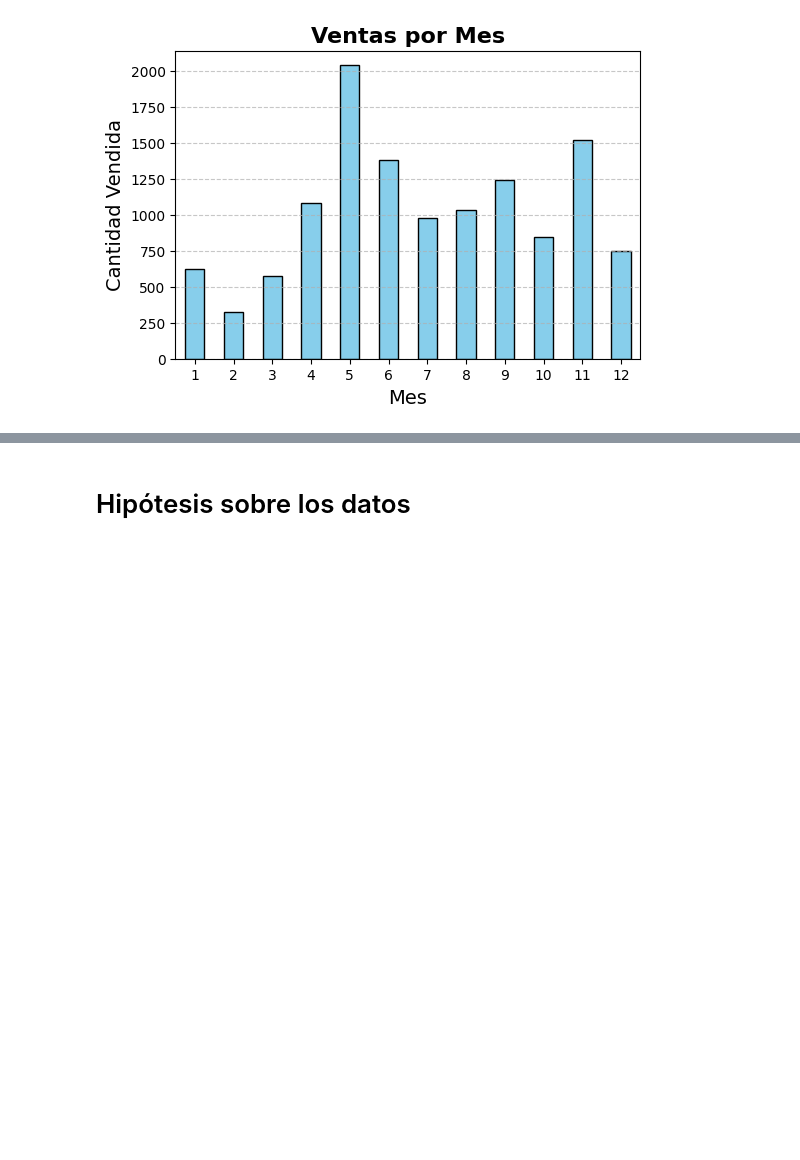
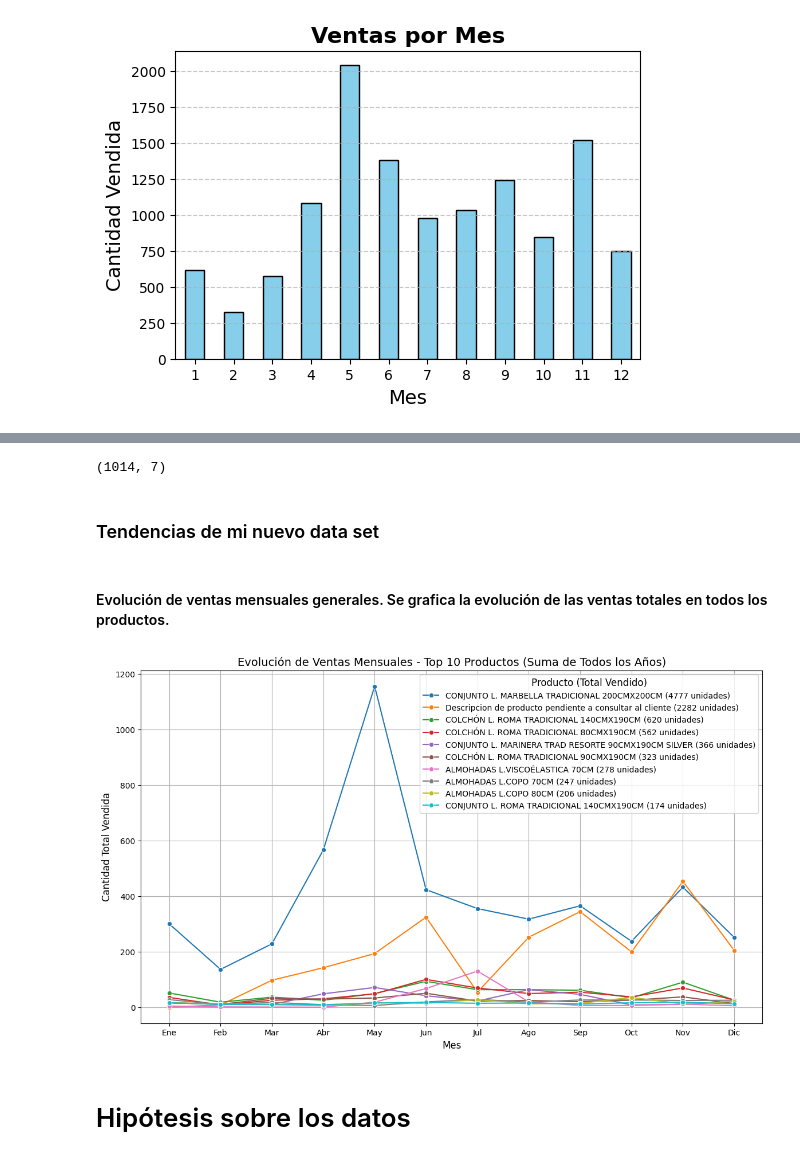
Before and after one commit to LuisBoschetto/trabajofinal, a Jupyter notebook: TrabajoFinal.ipynb, the cells around one changed output, grey strips where cells are left out. Cells and saved outputs as stored; diff of their text form; code cells hidden in the pictures; blank space fills up the shorter version.

Commit message:
avances data set nuevo + hipotesis

```diff
--- a/TrabajoFinal.ipynb
+++ b/TrabajoFinal.ipynb
@@ -500,13 +519,50 @@ plt.show()
+# %%
+sales_agrupado_mes.shape
+# %% [output]
+(1014, 7)
+# %% [markdown]
+### Tendencias de mi nuevo data set
+# %% [markdown]
+#### Evolución de ventas mensuales generales. Se grafica la evolución de las ventas totales en todos los productos.
 # %%
-# Aplicar One Hot Encoding a la columna 'PLATAFORMA'
-# plataforma_dummies = pd.get_dummies(sales['PLATAFORMA'], prefix='', prefix_sep='')
+# Seleccionar los 10 productos más vendidos sumando todos los años
+top_productos = sales_agrupado_mes.groupby("COD. PRODUCTO")["CANTIDAD_TOTAL"].sum().nlargest(10).index
 
-# Asegurar que los valores sean 0 y 1 (aunque normalmente ya lo son con pandas.get_dummies)
-# plataforma_dummies = plataforma_dummies.astype(int)
+# Filtrar dataset con solo estos productos y sumar las ventas por mes
+ventas_top_productos = sales_agrupado_mes[sales_agrupado_mes["COD. PRODUCTO"].isin(top_productos)]
 
-# Unir las columnas dummy al dataset original
-# sales = pd.concat([sales, plataforma_dummies], axis=1)
-# sales = sales.drop(columns=['PLATAFORMA'])
-# sales.sample(5)
+# Obtener el nombre del producto correspondiente a cada código
+mapa_productos = ventas_top_productos[['COD. PRODUCTO', 'PRODUCTO']].drop_duplicates().set_index('COD. PRODUCTO')['PRODUCTO'].to_dict()
+
+# Usar .loc[] para evitar la advertencia de "SettingWithCopyWarning"
+ventas_top_productos.loc[:, 'PRODUCTO'] = ventas_top_productos['COD. PRODUCTO'].map(mapa_productos)
+
+# Agrupar sumando ventas totales por mes sin diferenciar el año
+ventas_top_productos = ventas_top_productos.groupby(['MES', 'PRODUCTO'])['CANTIDAD_TOTAL'].sum().reset_index()
+
+# Ordenar los productos por cantidad total de ventas
+total_ventas_por_producto = ventas_top_productos.groupby("PRODUCTO")["CANTIDAD_TOTAL"].sum().sort_values(ascending=False)
+productos_ordenados = total_ventas_por_producto.index
+
+# Crear el gráfico
+plt.figure(figsize=(14,8))
+sns.lineplot(data=ventas_top_productos, x="MES", y="CANTIDAD_TOTAL", hue="PRODUCTO", marker="o", palette="tab10", hue_order=productos_ordenados)
+
+# Modificar etiquetas en la leyenda para incluir cantidad total vendida
+handles, labels = plt.gca().get_legend_handles_labels()
+nuevas_labels = [f"{prod} ({int(total_ventas_por_producto[prod])} unidades)" for prod in labels]
+plt.legend(handles, nuevas_labels, title="Producto (Total Vendido)", fontsize=10, title_fontsize=12)
+
+# Agregar etiquetas
+plt.title("Evolución de Ventas Mensuales - Top 10 Productos (Suma de Todos los Años)", fontsize=14)
+plt.xlabel("Mes", fontsize=12)
+plt.ylabel("Cantidad Total Vendida", fontsize=12)
+plt.xticks(range(1,13), ['Ene', 'Feb', 'Mar', 'Abr', 'May', 'Jun', 'Jul', 'Ago', 'Sep', 'Oct', 'Nov', 'Dic'])
+plt.grid()
+
+# Mostrar gráfico
+plt.show()
+# %% [output]
+[figure, added]
 # %% [markdown]
 # Hipótesis sobre los datos
```
Also changed, not shown: parts of 17 cells of this notebook.
